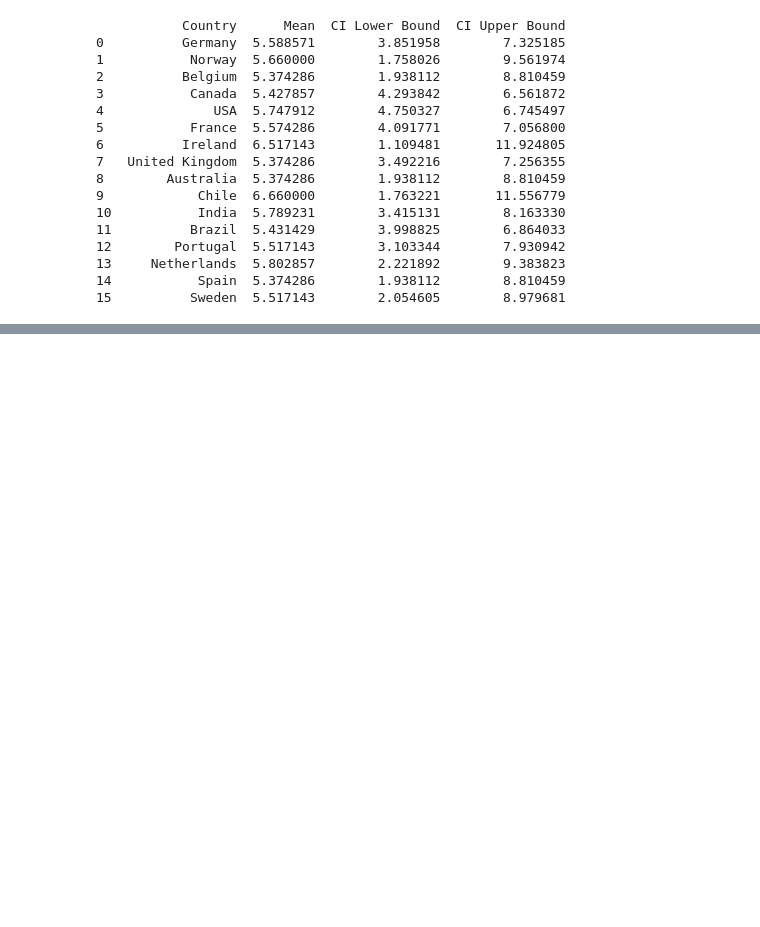
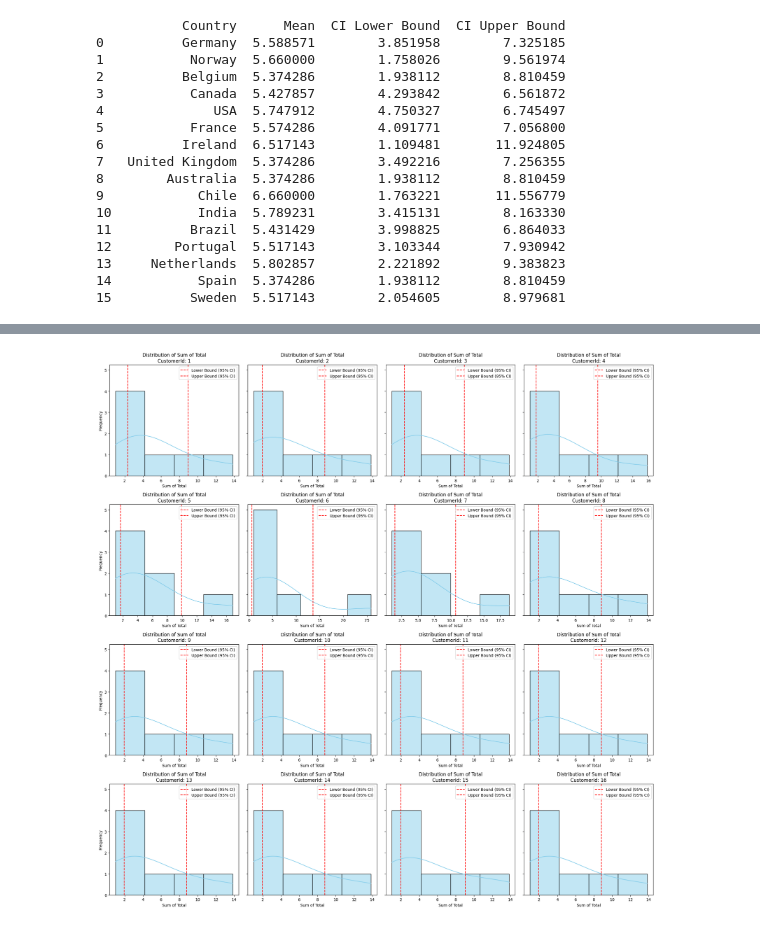
Before and after one commit to SobhanSalarian/MusicStore, a Jupyter notebook: notebooks/AnalyzingTheData.ipynb, the cells around one changed output, grey strips where cells are left out. Drawn from its saved outputs; the diff is of its cells as text; code cells hidden in the pictures; blank space fills up the shorter version.

```diff
--- a/notebooks/AnalyzingTheData.ipynb
+++ b/notebooks/AnalyzingTheData.ipynb
@@ -743,0 +803,65 @@ print(confidence_intervals)
+# %%
+
+
+invoice_invoiceLine = pd.merge(d.invoice, d.invoiceline, on='InvoiceId')
+grouped_invAndinvl = invoice_invoiceLine.groupby(['CustomerId', 'InvoiceId']).agg(SumOfTotal=('Total', 'mean')).reset_index()
+
+confidence_level = 0.95
+z = stats.norm.ppf(1 - (1 - confidence_level) / 2)  # critical value for 95% confidence
+
+results = []
+
+# Number of customers
+num_customers = grouped_invAndinvl['CustomerId'].nunique()
+rows = 4
+cols = 4
+total_plots = min(rows * cols, num_customers)  # Total number of plots
+
+# Create a figure with a 4x4 grid of subplots
+fig, axes = plt.subplots(rows, cols, figsize=(20, 20), sharey=True)
+axes = axes.flatten()  # Flatten the 2D array of axes for easier iteration
+
+# Iterate over each customer and create a subplot
+for ax, customer in zip(axes, grouped_invAndinvl['CustomerId'].unique()):
+    customer_data = grouped_invAndinvl[grouped_invAndinvl['CustomerId'] == customer]['SumOfTotal']
+
+    sample_mean = np.mean(customer_data)
+    sample_std = np.std(customer_data, ddof=1)  # sample standard deviation
+    n = len(customer_data)
+
+    standard_error = sample_std / np.sqrt(n)
+
+    lower_bound = sample_mean - z * standard_error
+    upper_bound = sample_mean + z * standard_error
+
+    results.append({
+        'CustomerId': customer,
+        'Mean': sample_mean,
+        'CI Lower Bound': lower_bound,
+        'CI Upper Bound': upper_bound
+    })
+
+    # Plotting histogram with confidence interval
+    sns.histplot(customer_data, kde=True, color='skyblue', ax=ax)
+    ax.axvline(x=lower_bound, color='red', linestyle='--', label='Lower Bound (95% CI)')
+    ax.axvline(x=upper_bound, color='red', linestyle='--', label='Upper Bound (95% CI)')
+    ax.set_title(f'Distribution of Sum of Total\nCustomerId: {customer}')
+    ax.set_xlabel('Sum of Total')
+    ax.set_ylabel('Frequency')
+    ax.legend()
+
+# Remove empty subplots if any
+for i in range(total_plots, rows * cols):
+    fig.delaxes(axes[i])
+
+# Adjust layout
+plt.tight_layout()
+
+# Show the plot
+plt.show()
+
+# Create a DataFrame to display the results
+confidence_intervals = pd.DataFrame(results)
+print(confidence_intervals)
+# %% [output]
+[figure, added]
```
Also changed, not shown: parts of 5 cells of this notebook.
